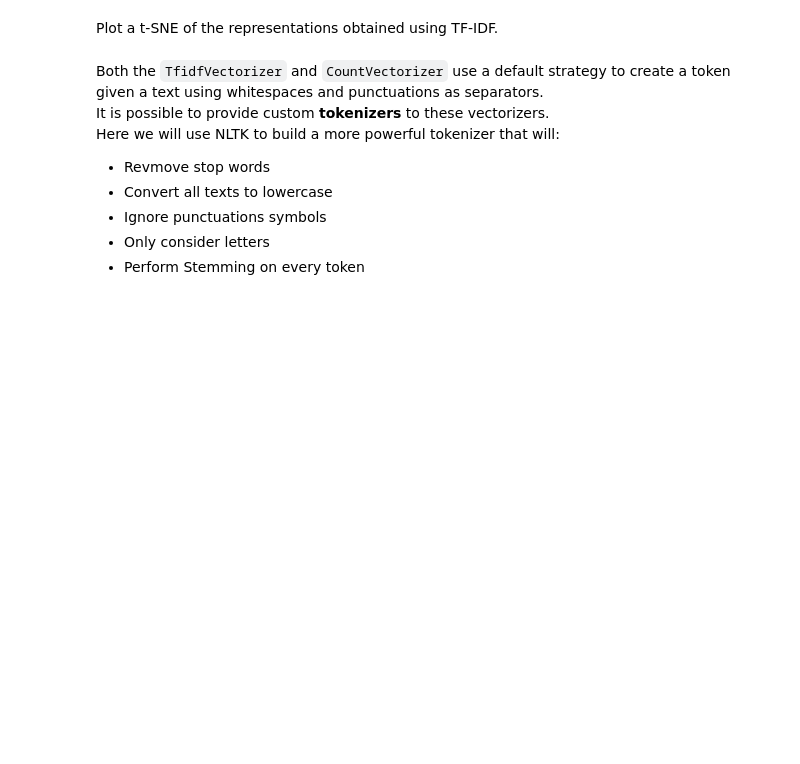
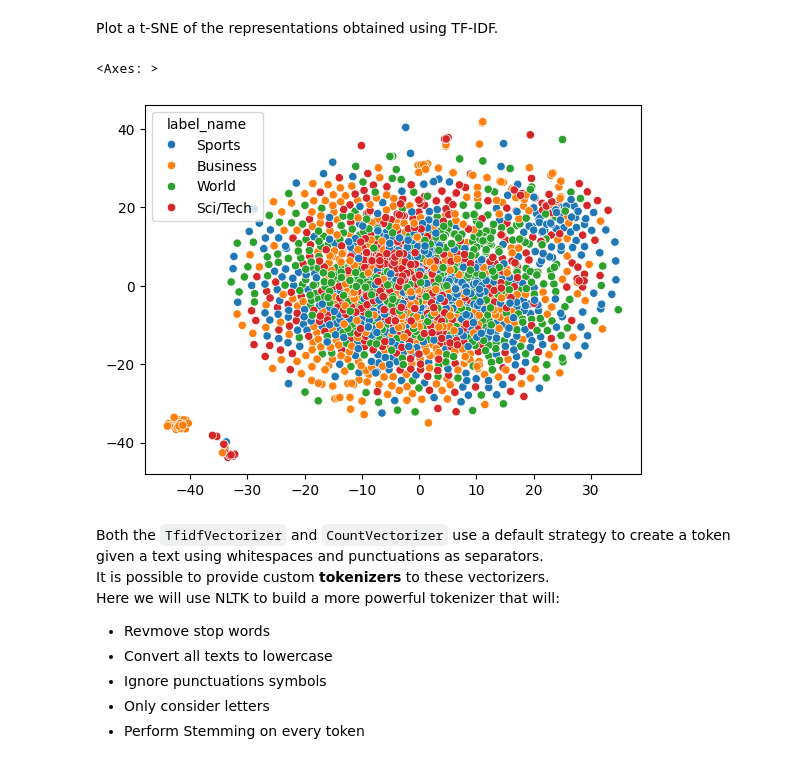
Before and after one commit to MaxMosh/AIF, a Jupyter notebook: nlp/AIF_nlp.ipynb, the cells around one changed output. Drawn from its saved outputs; the diff is of its cells as text; code cells hidden in the pictures; blank space fills up the shorter version.

````diff
--- a/nlp/AIF_nlp.ipynb
+++ b/nlp/AIF_nlp.ipynb
@@ -346,7 +347,12 @@ from sklearn.feature_extraction.text import TfidfVectorizer
 Plot a t-SNE of the representations obtained using TF-IDF.
 # %%
 tsne = TSNE(n_components=2, init='random')
-...
+X_tsne_tfidf = tsne.fit_transform(train_count_matrix.toarray())
+# %%
+sns.scatterplot(x = X_tsne_tfidf[:,0], y = X_tsne_tfidf[:,1], hue=traindf["label_name"])
+# %% [output]
+<Axes: >
+[figure, added]
 # %% [markdown]
 Both the ```TfidfVectorizer``` and ```CountVectorizer``` use a default strategy to create a token given a text using whitespaces and punctuations as separators.
 It is possible to provide custom __tokenizers__ to these vectorizers.
````
Also changed, not shown: parts of 5 cells of this notebook.
